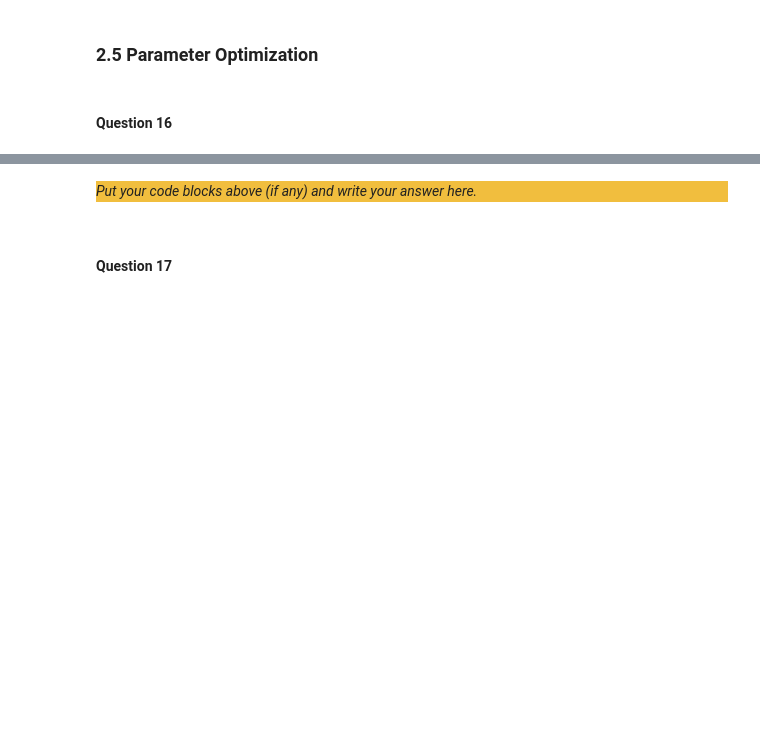
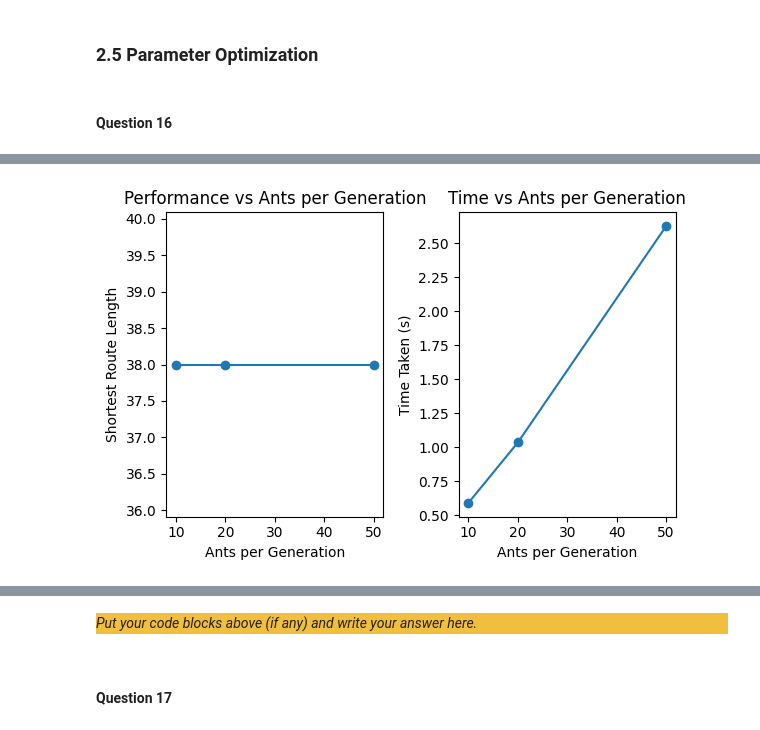
Before and after one commit to Alex-Ion14/CI_Lab_2, a Jupyter notebook: src/Main.ipynb, the cells around one changed output, grey strips where cells are left out. Saved outputs shown, nothing was run; the diff lists cells and outputs as text; code cells hidden in the pictures; blank space fills up the shorter version.

```diff
--- a/src/Main.ipynb
+++ b/src/Main.ipynb
@@ -898,9 +903,7 @@ _Put your extra code blocks above (if any) and write your answer here._
 # %% [markdown]
 #### Question 16
 # %%
-def optimize_hyperparameter(maze_file, coords_file, ants_per_gen, no_gen, q, evap, alpha, beta, stop_limit, max_iter, m):
-    maze = Maze.create_maze(f"./../data/{maze_file}")
-    spec = PathSpecification.read_coordinates(f"./../data/{coords_file}")
+def optimize_hyperparameter(maze, spec, ants_per_gen, no_gen, q, evap, alpha, beta, stop_limit, max_iter, m):
     aco = AntColonyOptimization(maze, ants_per_gen, no_gen, q, evap, alpha, beta, stop_limit, max_iter, m)
 
     start_time = int(round(time.time() * 1000))
@@ -910,89 +913,92 @@ def optimize_hyperparameter(maze_file, coords_file, ants_per_gen, no_gen, q, eva
     return (shortest_route.size(), time_taken)
 # %%
 def visualize_hyperparameter_results(param_name, param_values, results):
-    lengths = [r[1] for r in results]
-    times = [r[2] for r in results]
+    lengths = [r[0] for r in results]
+    times = [r[1] for r in results]
 
-    plt.figure()
+    plt.figure(figsize=(12, 4))
+
+    plt.subplot(1, 2, 1)
     plt.plot(param_values, lengths, marker='o')
     plt.xlabel(param_name)
     plt.ylabel("Shortest Route Length")
     plt.title("Performance vs " + param_name)
-    plt.show()
 
-    plt.figure()
+    plt.subplot(1, 2, 2)
     plt.plot(param_values, times, marker='o')
     plt.xlabel(param_name)
     plt.ylabel("Time Taken (s)")
     plt.title("Time vs " + param_name)
+
+    plt.tight_layout()
     plt.show()
 # %%
 test_mazes = [
-    ("easy_maze.txt", "easy_coordinates.txt"),
-    ("medium_maze.txt", "medium_coordinates.txt"),
-    ("hard_maze.txt", "hard_coordinates.txt"),
+    ("easy_maze.txt", "easy_coordinates.txt", [20, 100, 500, 0.1, 20]),
+    ("medium_maze.txt", "medium_coordinates.txt", [20, 100, 500, 0.1, 20]),
+    ("hard_maze.txt", "hard_coordinates.txt", [20, 100, 500, 0.1, 20]),
 ]
-default_ants_per_gen = 50
-default_no_gen = 500
-default_q = 500
-default_evap = 0.1
+
 default_alpha = 1
 default_beta = 2
-default_stop_limit = 40
-default_momentum = 1.5
-default_max_iter = 1000 # we don't need to optimize this parameter as the intelligent ant doesn't not use it.
+default_momentum = 3
 
-ants_per_gen = [20, 50, 100, 200]
-no_gen = [100, 250, 500, 1000]
-q = [100, 200, 500, 1000]
-evap = [0.01, 0.1, 0.2]
-alpha = [1, 2, 5]
-stop_limit = [20, 40, 60]
-momentum = [1.0,1.5, 3.0, 5.0]
+ants_per_gen = [10, 20, 50]
+no_gen = [50,100, 200]
+q = [100, 500, 1000]
+evap = [0.05, 0.1, 0.2]
+stop_limit = [10, 20, 40]
 
 
-for maze_file, coords_file in test_mazes:
-    print("==================== {maze_file} ====================")
+for maze_file, coords_file, default_params in test_mazes:
+    default_ants_per_gen = default_params[0]
+    default_no_gen = default_params[1]
+    default_q = default_params[2]
+    default_evap = default_params[3]
+    default_stop_limit = default_params[4]
+    default_max_iter = maze.get_width() * maze.get_length()
+
+    print(f"==================== {maze_file} ====================")
+    maze = Maze.create_maze(f"./../data/{maze_file}")
+    spec = PathSpecification.read_coordinates(f"./../data/{coords_file}")
 
     print("======== Optimizing Ants per Generation:")
     results = []
     for a in ants_per_gen:
-        results.append(optimize_hyperparameter(maze_file, coords_file, a, default_no_gen, default_q, default_evap, default_alpha, default_beta, default_stop_limit, default_max_iter, default_momentum))
+        results.append(optimize_hyperparameter(maze, spec, a, default_no_gen, default_q, default_evap, default_alpha, default_beta, default_stop_limit, default_max_iter, default_momentum))
+        print(f"\r Finished ants per generation: {ants_per_gen.index(a)+1}/{len(ants_per_gen)}", end="", flush=True)
+    print()
     visualize_hyperparameter_results("Ants per Generation", ants_per_gen, results)
 
     print("======== Optimizing Number of Generations:")
     results = []
     for g in no_gen:
-        results.append(optimize_hyperparameter(maze_file, coords_file, default_ants_per_gen, g, default_q, default_evap, default_alpha, default_beta, default_stop_limit, default_max_iter, default_momentum))
+        results.append(optimize_hyperparameter(maze, spec, default_ants_per_gen, g, default_q, default_evap, default_alpha, default_beta, default_stop_limit, default_max_iter, default_momentum))
+        print(f"\r Finished number of generations: {no_gen.index(g)+1}/{len(no_gen)}", end="", flush=True)
+    print()
     visualize_hyperparameter_results("Number of Generations", no_gen, results)
 
     print("======== Optimizing Q:")
     results = []
     for qv in q:
-        results.append(optimize_hyperparameter(maze_file, coords_file, default_ants_per_gen, default_no_gen, qv, default_evap, default_alpha, default_beta, default_stop_limit, default_max_iter, default_momentum))
+        results.append(optimize_hyperparameter(maze, spec, default_ants_per_gen, default_no_gen, qv, default_evap, default_alpha, default_beta, default_stop_limit, default_max_iter, default_momentum))
+        print(f"\r Finished Q: {q.index(qv)+1}/{len(q)}", end="", flush=True)
+    print()
     visualize_hyperparameter_results("Q", q, results)
 
     print("======== Optimizing Evaporation Rate:")
     results = []
     for ev in evap:
-        results.append(optimize_hyperparameter(maze_file, coords_file, default_ants_per_gen, default_no_gen, default_q, ev, default_alpha, default_beta, default_stop_limit, default_max_iter, default_momentum))
+        results.append(optimize_hyperparameter(maze, spec, default_ants_per_gen, default_no_gen, default_q, ev, default_alpha, default_beta, default_stop_limit, default_max_iter, default_momentum))
+        print(f"\r Finished evaporation rate: {evap.index(ev)+1}/{len(evap)}", end="", flush=True)
+    print()
     visualize_hyperparameter_results("Evaporation Rate", evap, results)
-
-    print("======== Optimizing Alpha:")
-    results = []
-    for a in alpha:
-        results.append(optimize_hyperparameter(maze_file, coords_file, default_ants_per_gen, default_no_gen, default_q, default_evap, a, default_beta, default_stop_limit, default_max_iter, default_momentum))
-    visualize_hyperparameter_results("Alpha", alpha, results)
 
     print("======== Optimizing Stop Limit:")
     results = []
     for sl in stop_limit:
-        results.append(optimize_hyperparameter(maze_file, coords_file, default_ants_per_gen, default_no_gen, default_q, default_evap, default_alpha, default_beta, sl, default_max_iter, default_momentum))
+        results.append(optimize_hyperparameter(maze, spec, default_ants_per_gen, default_no_gen, default_q, default_evap, default_alpha, default_beta, sl, default_max_iter, default_momentum))
+        print(f"\r Finished stop limit: {stop_limit.index(sl)+1}/{len(stop_limit)}", end="", flush=True)
+    print()
     visualize_hyperparameter_results("Stop Limit", stop_limit, results)
-
-    print("======== Optimizing Momentum:")
-    results = []
-    for m in momentum:
-        results.append(optimize_hyperparameter(maze_file, coords_file, default_ants_per_gen, default_no_gen, default_q, default_evap, default_alpha, default_beta, default_stop_limit, default_max_iter, m))
-    visualize_hyperparameter_results("Momentum", momentum, results)
 # %% [output]
@@ -1003,0 +1009 @@ Ready reading maze file ./../data/easy_maze.txt
+[figure, added]
```
Also changed, not shown: parts of 9 cells of this notebook, 3 other files.
